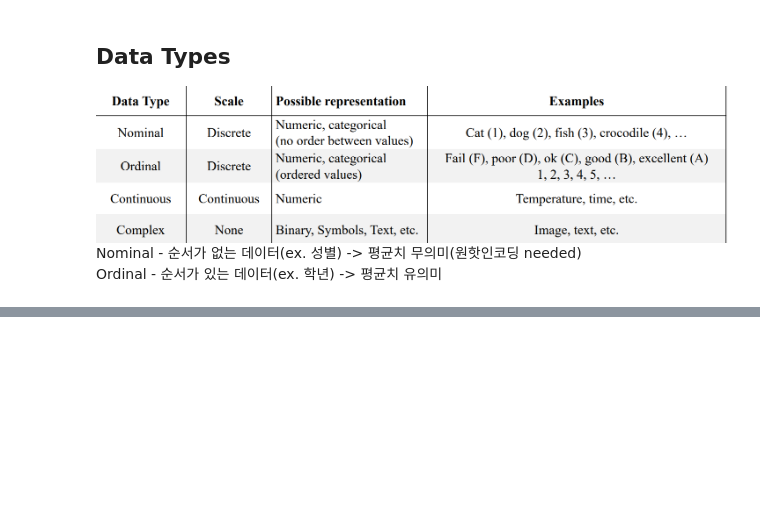
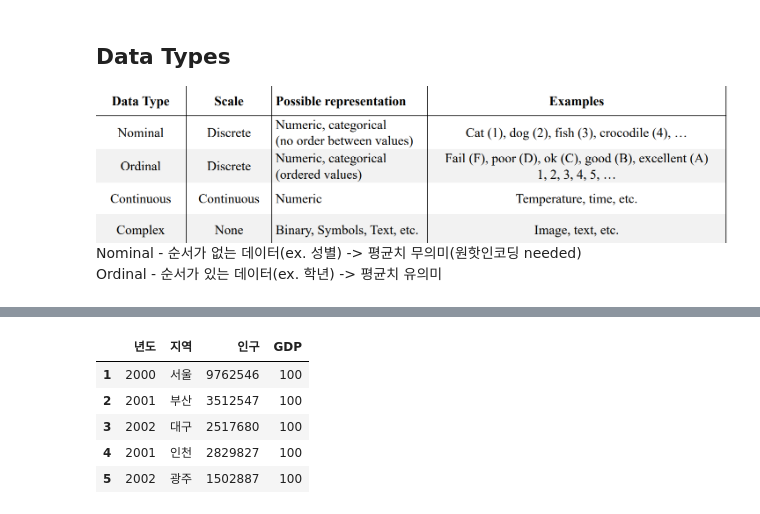
Before and after one commit to hyeon-BL/recording_study, a Jupyter notebook: Data_Science(2-1)/Week6/기본용어.ipynb, the cells around one changed output, grey strips where cells are left out. Cells and saved outputs as stored; diff of their text form; code cells hidden in the pictures; blank space fills up the shorter version.

```diff
--- a/Data_Science(2-1)/Week6/기본용어.ipynb
+++ b/Data_Science(2-1)/Week6/기본용어.ipynb
@@ -5,0 +92,3 @@ Ordinal - 순서가 있는 데이터(ex. 학년) -> 평균치 유의미
+# %%
+df['GDP'] = 100
+df.지역 # df['지역']과 동일, df.['지역']은 에러 series로 반환
@@ -5,0 +128,9 @@ Ordinal - 순서가 있는 데이터(ex. 학년) -> 평균치 유의미
+# %%
+df.reindex(columns=['년도', '지역', '인구', 'GDP'], fill_value=0) # columns 재배열, fill_value로 결측치 채우기
+# %% [output]
+|  | 년도 | 지역 | 인구 | GDP |
+| 1 | 2000 | 서울 | 9762546 | 100 |
+| 2 | 2001 | 부산 | 3512547 | 100 |
+| 3 | 2002 | 대구 | 2517680 | 100 |
+| 4 | 2001 | 인천 | 2829827 | 100 |
+| 5 | 2002 | 광주 | 1502887 | 100 |
```
Also changed, not shown: parts of 15 cells of this notebook.
